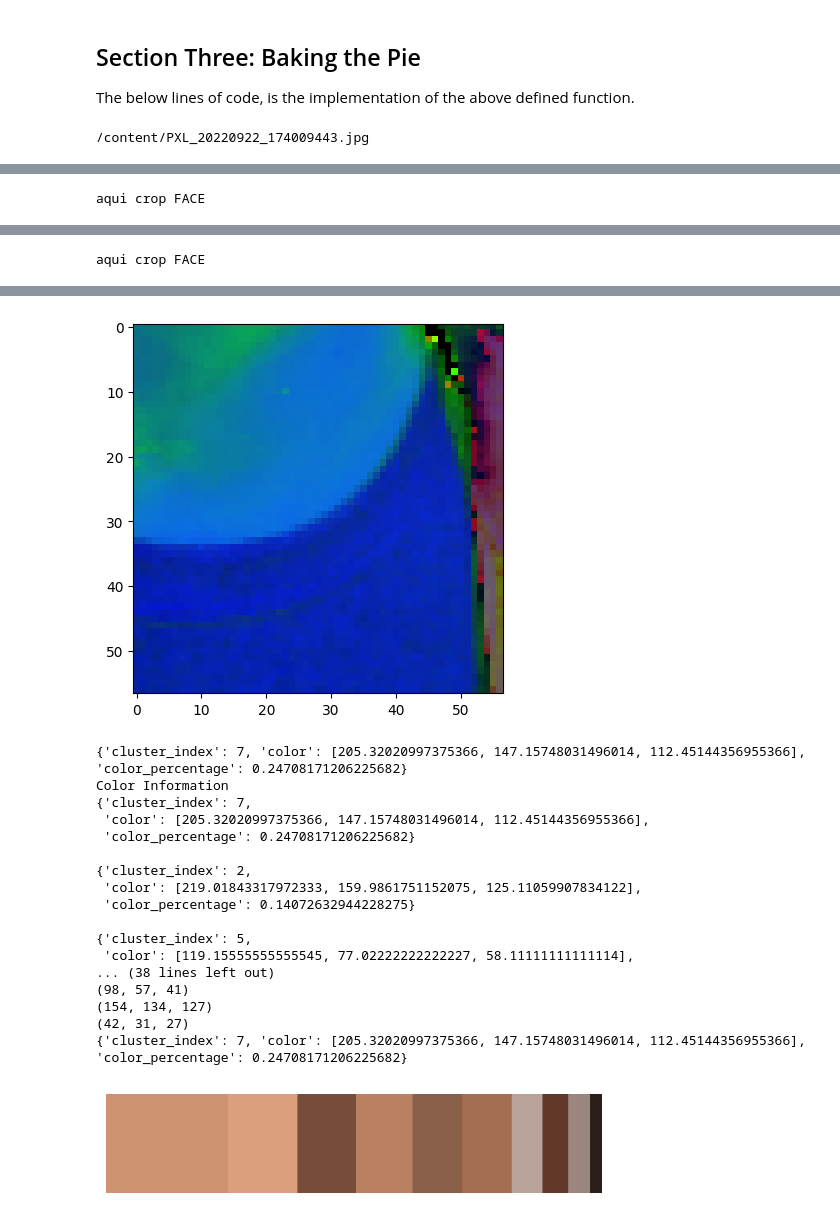
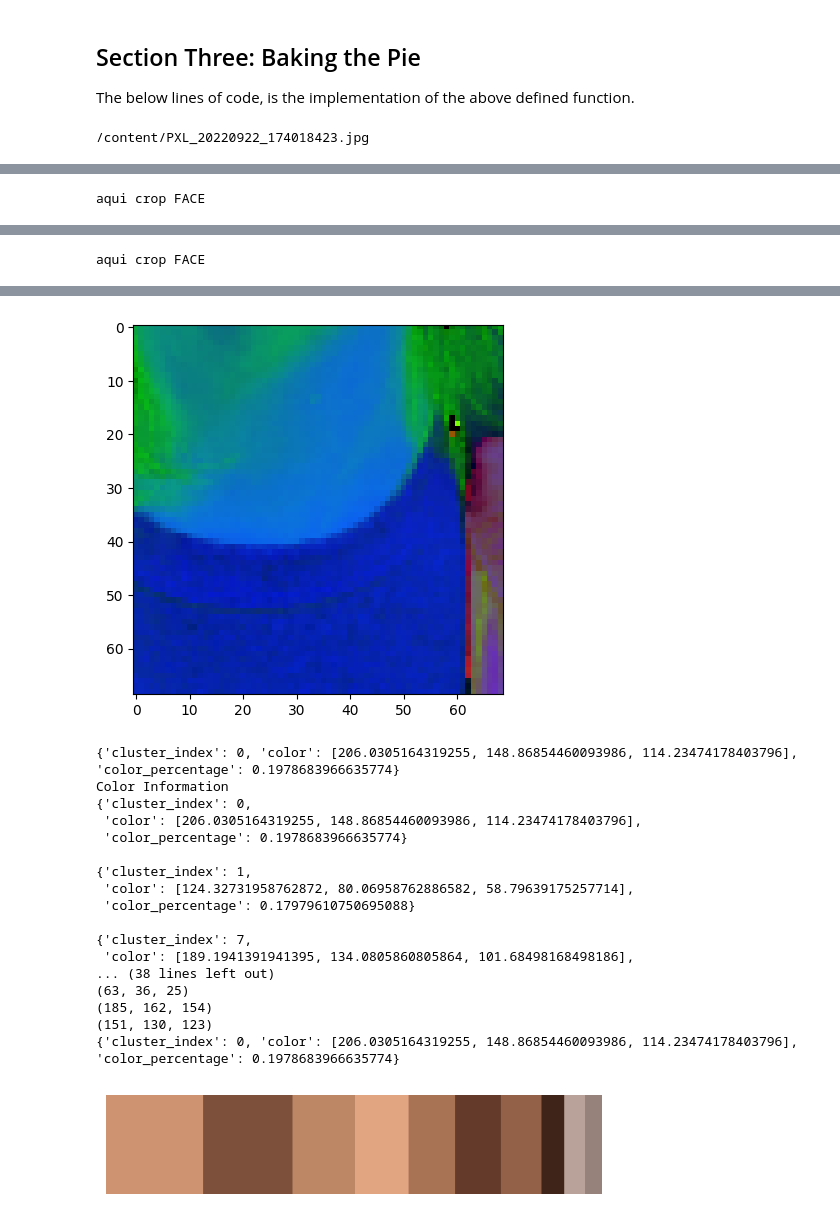
Before and after one commit to vittoria-thomasini/Extract_skintone_image, a Jupyter notebook: Extract_Skin_Tone_from_an_Image.ipynb, the cells around one changed output, grey strips where cells are left out. Drawn from its saved outputs; the diff is of its cells as text; code cells hidden in the pictures.

```diff
--- a/Extract_Skin_Tone_from_an_Image.ipynb
+++ b/Extract_Skin_Tone_from_an_Image.ipynb
@@ -435,7 +435,7 @@ for imagePath in imagePaths:
 # input_image =  imutils.url_to_image("https://raw.githubusercontent.com/vittoria-thomasini/Extract_skintone_image/main/terry.jpg")
 # # image =  imutils.url_to_image("https://raw.githubusercontent.com/vittoria-thomasini/Extract_skintone_image/main/jolie.jpg")
 # input_image =  imutils.url_to_image("https://raw.githubusercontent.com/vittoria-thomasini/Extract_skintone_image/main/terry.jpg")
-input_image = imread("/content/PXL_20220922_174009443.jpg")
+input_image = imread("/content/PXL_20220922_174018423.jpg")
 
 image = imutils.resize(input_image, width=250)
 
@@ -463,4 +463,4 @@ plt.axis("off")
 plt.imshow(colour_bar)
 plt.show()
 # %% [output]
-/content/PXL_20220922_174009443.jpg
+/content/PXL_20220922_174018423.jpg
@@ -472,21 +472,21 @@ aqui crop FACE
-[figure, old version]
+[figure, new version]
-{'cluster_index': 7, 'color': [205.32020997375366, 147.15748031496014, 112.45144356955366], 'color_percentage': 0.24708171206225682}
+{'cluster_index': 0, 'color': [206.0305164319255, 148.86854460093986, 114.23474178403796], 'color_percentage': 0.1978683966635774}
 Color Information
+{'cluster_index': 0,
+ 'color': [206.0305164319255, 148.86854460093986, 114.23474178403796],
+ 'color_percentage': 0.1978683966635774}
+
+{'cluster_index': 1,
+ 'color': [124.32731958762872, 80.06958762886582, 58.79639175257714],
+ 'color_percentage': 0.17979610750695088}
+
 {'cluster_index': 7,
- 'color': [205.32020997375366, 147.15748031496014, 112.45144356955366],
- 'color_percentage': 0.24708171206225682}
-
-{'cluster_index': 2,
- 'color': [219.01843317972333, 159.9861751152075, 125.11059907834122],
- 'color_percentage': 0.14072632944228275}
-
-{'cluster_index': 5,
- 'color': [119.15555555555545, 77.02222222222227, 58.11111111111114],
+ 'color': [189.1941391941395, 134.0805860805864, 101.68498168498186],
 ... (38 lines left out)
-(98, 57, 41)
-(154, 134, 127)
-(42, 31, 27)
-{'cluster_index': 7, 'color': [205.32020997375366, 147.15748031496014, 112.45144356955366], 'color_percentage': 0.24708171206225682}
+(63, 36, 25)
+(185, 162, 154)
+(151, 130, 123)
+{'cluster_index': 0, 'color': [206.0305164319255, 148.86854460093986, 114.23474178403796], 'color_percentage': 0.1978683966635774}
-[figure, old version]
+[figure, new version]
 # %%
 #create CSV file
```
Also changed, not shown: parts of 5 cells of this notebook.
